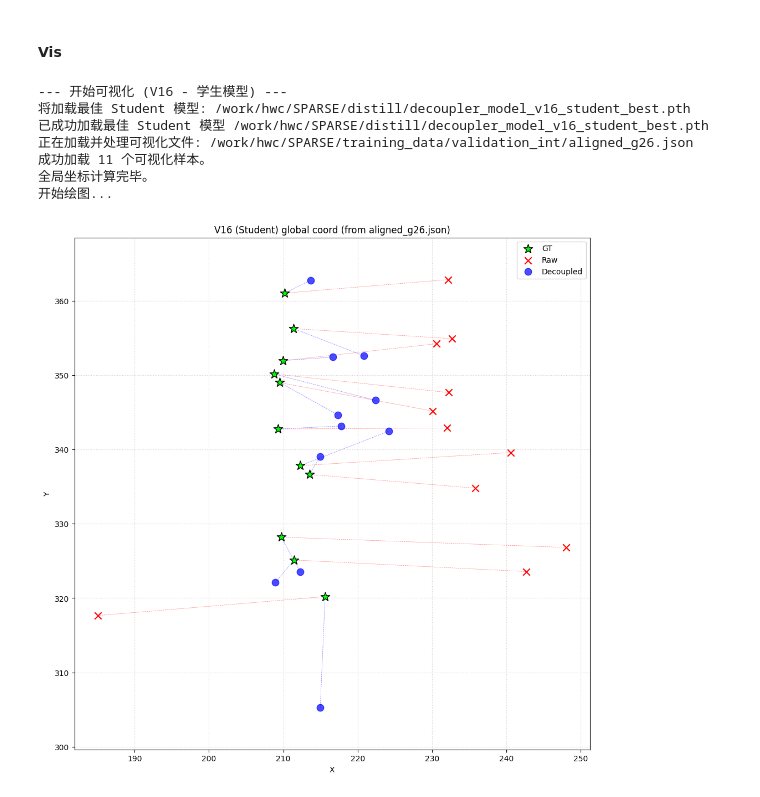
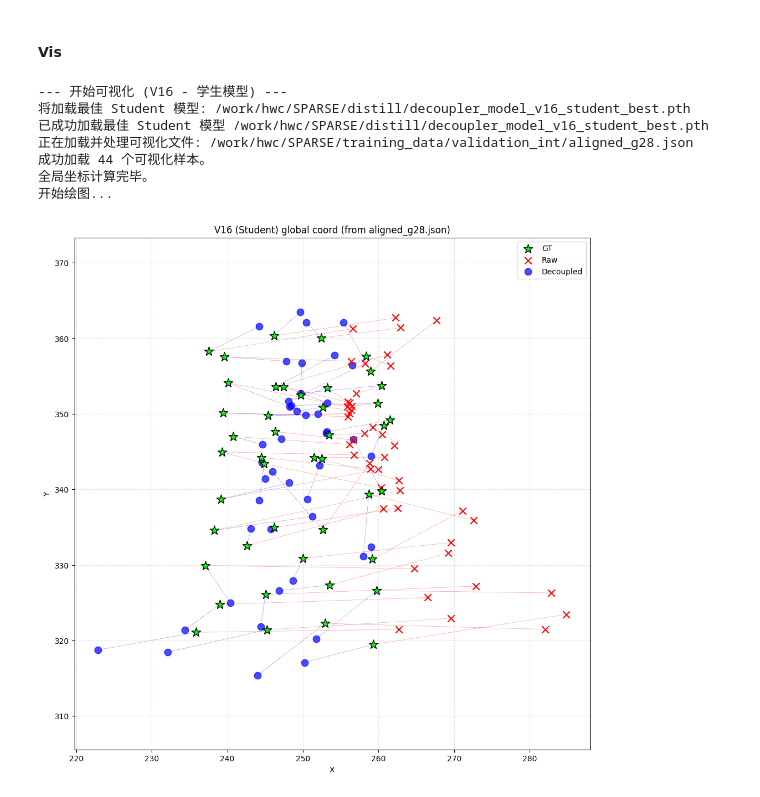
Before and after one commit to onions222/sensor_decoupling, a Jupyter notebook: teacher_train.ipynb, the cells around one changed output. Cells and saved outputs as stored; diff of their text form; code cells hidden in the pictures.

Commit message:
main training file

```diff
--- a/teacher_train.ipynb
+++ b/teacher_train.ipynb
@@ -135,10 +135,10 @@ class _PatchNet_V14_Student(nn.Module):
     def __init__(self, in_channels=1, out_channels=1):
         super().__init__()
         self.net = nn.Sequential(
-            nn.Conv2d(in_channels, 2, 3, padding=1, bias=False), nn.BatchNorm2d(2), nn.ReLU(inplace=True),
-            nn.Conv2d(2, 4, 3, padding=1, bias=False), nn.BatchNorm2d(4), nn.ReLU(inplace=True),
-            nn.Conv2d(4, 2, 1, bias=False), nn.BatchNorm2d(2), nn.ReLU(inplace=True),
-            nn.Conv2d(2, out_channels, 1)
+            nn.Conv2d(in_channels, 4, 3, padding=1, bias=False), nn.BatchNorm2d(2), nn.ReLU(inplace=True),
+            nn.Conv2d(4, 8, 3, padding=1, bias=False), nn.BatchNorm2d(4), nn.ReLU(inplace=True),
+            nn.Conv2d(8, 4, 1, bias=False), nn.BatchNorm2d(2), nn.ReLU(inplace=True),
+            nn.Conv2d(4, out_channels, 1)
         )
     def forward(self, x): return self.net(x)
 
@@ -386,9 +386,6 @@ ALPHA = 0.3 # 30% 硬目标 (真实坐标), 70% 软目标 (模仿教师色块)
 TRAIN_TEACHER = True
 # -------------------------
 
-NUM_EPOCHS = 100
-TEACHER_MODEL_SAVE_PATH = '/work/hwc/SPARSE/distill/decoupler_model_v16_teacher_best.pth'
-STUDENT_MODEL_SAVE_PATH = '/work/hwc/SPARSE/distill/pths/decoupler_model_v16_student_best.pth'
 LEARNING_RATE = 0.0008
 
 if 'train_loader' not in locals() or len(train_loader.dataset) == 0:
@@ -616,7 +623,7 @@ except Exception as e:
 NUM_EPOCHS = 100
 TEACHER_MODEL_SAVE_PATH = '/work/hwc/SPARSE/distill/decoupler_model_v16_teacher_best.pth'
 STUDENT_MODEL_SAVE_PATH = '/work/hwc/SPARSE/distill/decoupler_model_v16_student_best.pth'
-LEARNING_RATE_S = 0.001
+LEARNING_RATE_S = 0.0005
 
 if 'train_loader' not in locals() or len(train_loader.dataset) == 0:
     print("训练未开始，因为数据加载失败。请检查 步骤 4 的路径。")
@@ -692,7 +683,7 @@ VIZ_MODEL_PATH = STUDENT_MODEL_SAVE_PATH
 VIZ_MODEL_TYPE = "Student"
 print(f"将加载最佳 {VIZ_MODEL_TYPE} 模型: {VIZ_MODEL_PATH}")
 
-JSON_FILE_PATH_FOR_VIZ = '/work/hwc/SPARSE/training_data/validation_int/aligned_g26.json'
+JSON_FILE_PATH_FOR_VIZ = '/work/hwc/SPARSE/training_data/validation_int/aligned_g28.json'
 VIZ_PATCH_SIZE = (3, 5)
 
 def load_data_for_viz_v16(json_path, patch_size, device):
@@ -783,33 +774,33 @@ try:
             pred_global_coords = viz_com_calc_from_10col_patch(pred_patches, is_odd_data, peak_10_merging_data[:, 0], peak_10_merging_data[:, 1])
 
         raw_coords_np, clean_coords_np, pred_coords_np = raw_global_coords.cpu().numpy(), clean_global_coords.cpu().numpy(), pred_global_coords.cpu().numpy()
         print("全局坐标计算完毕。")
 
         def transform_coords(coords_np):
             x, y = coords_np[:, 0] * 64.0 + 32.0, coords_np[:, 1] * 64.0 + 32.0
             return x, y
         raw_x_viz, raw_y_viz = transform_coords(raw_coords_np)
         clean_x_viz, clean_y_viz = transform_coords(clean_coords_np)
         pred_x_viz, pred_y_viz = transform_coords(pred_coords_np)
 
         print("开始绘图..."); plt.figure(figsize=(12, 12))
         plt.scatter(clean_x_viz, clean_y_viz, marker='*', s=150, c='lime', edgecolors='black', label='GT', zorder=5)
         plt.scatter(raw_x_viz, raw_y_viz, marker='x', s=80, c='red', label='Raw', zorder=4)
         plt.scatter(pred_x_viz, pred_y_viz, marker='o', s=80, c='blue', alpha=0.7, label=f'Decoupled', zorder=3)
         for i in range(len(clean_x_viz)):
             plt.plot([raw_x_viz[i], clean_x_viz[i]], [raw_y_viz[i], clean_y_viz[i]], 'r--', linewidth=0.5, alpha=0.5)
             plt.plot([pred_x_viz[i], clean_x_viz[i]], [pred_y_viz[i], clean_y_viz[i]], 'b--', linewidth=0.5, alpha=0.5)
         plt.title(f"V16 ({VIZ_MODEL_TYPE}) global coord (from {os.path.basename(JSON_FILE_PATH_FOR_VIZ)})"); plt.xlabel("X")
         plt.ylabel("Y"); plt.legend(); plt.grid(True, linestyle=':', alpha=0.6); plt.axis('equal'); plt.show()
     else: print("可视化数据未加载，无法执行绘图。")
 except Exception as e:
     print(f"\n--- ⚠️ 可视化失败! ⚠️ ---"); print(f"错误: {e}"); print(f"请确保 {VIZ_MODEL_PATH} 和 {JSON_FILE_PATH_FOR_VIZ} 路径正确。")
 # %% [output]
 --- 开始可视化 (V16 - 学生模型) ---
 将加载最佳 Student 模型: /work/hwc/SPARSE/distill/decoupler_model_v16_student_best.pth
 已成功加载最佳 Student 模型 /work/hwc/SPARSE/distill/decoupler_model_v16_student_best.pth
-正在加载并处理可视化文件: /work/hwc/SPARSE/training_data/validation_int/aligned_g26.json
-成功加载 11 个可视化样本。
+正在加载并处理可视化文件: /work/hwc/SPARSE/training_data/validation_int/aligned_g28.json
+成功加载 44 个可视化样本。
 全局坐标计算完毕。
 开始绘图...
-[figure, old version]
+[figure, new version]
```
Also changed, not shown: parts of 6 cells of this notebook.
